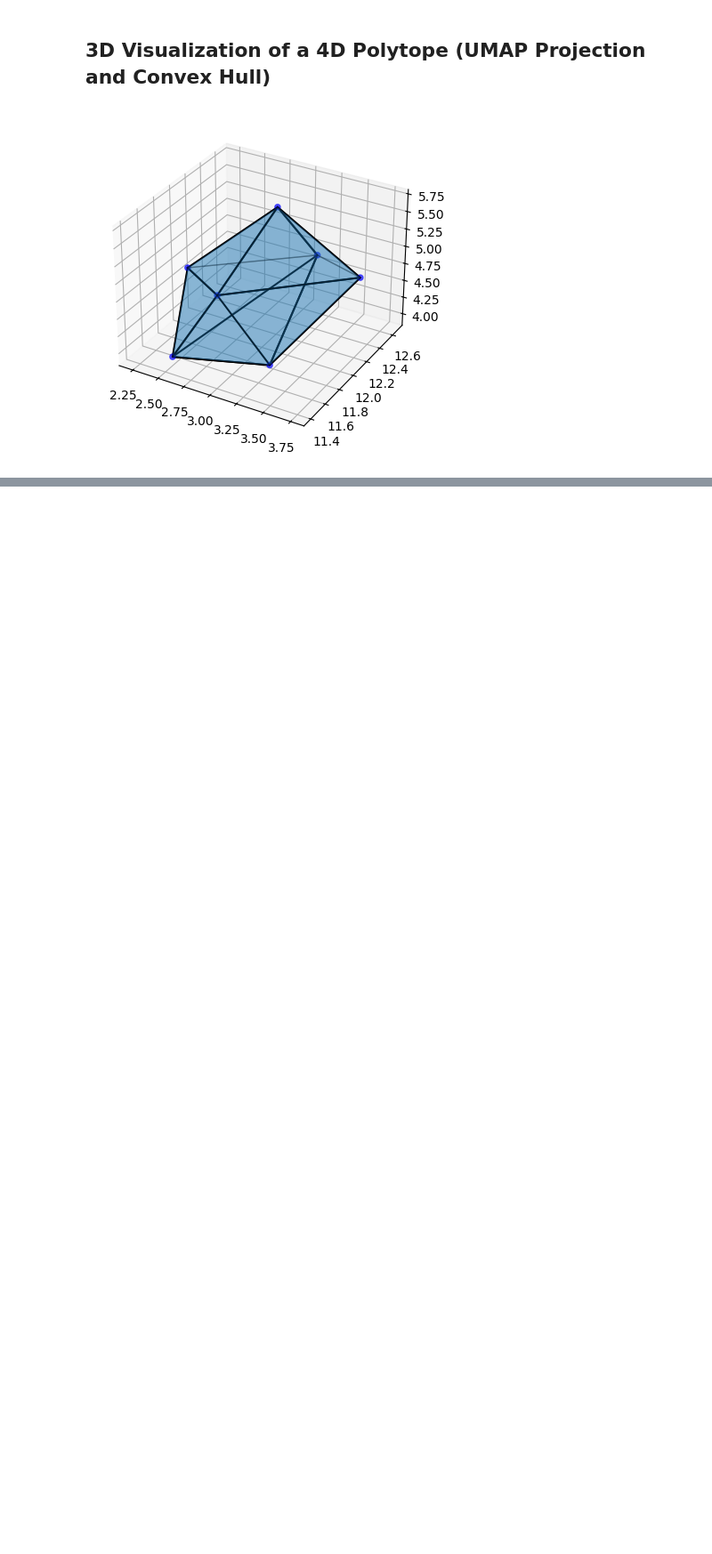
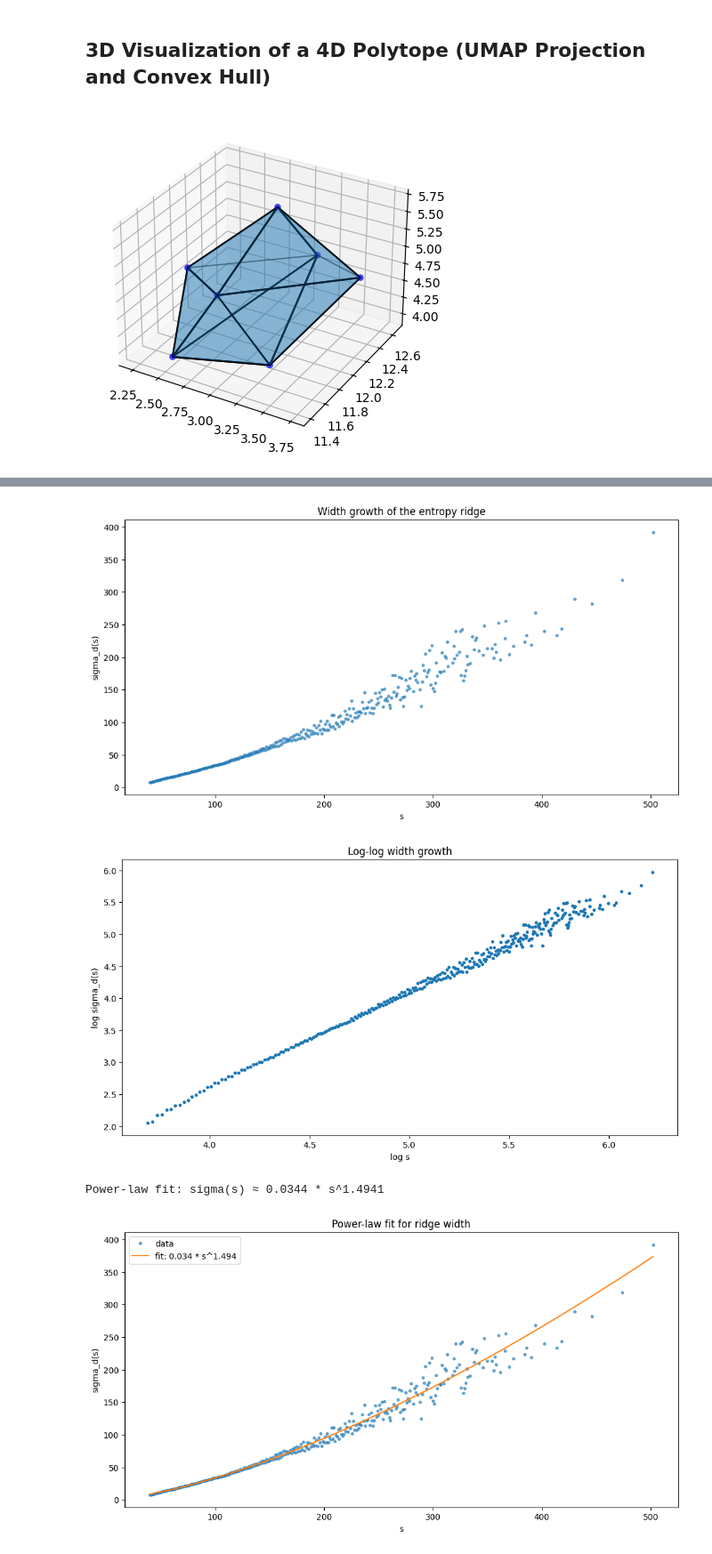
Before and after one commit to Sultanow/polytopes, a Jupyter notebook: python/notebooks/Polytopes-4D-CntPerVertnum.ipynb, the cells around one changed output, grey strips where cells are left out. Shown at 89% size. Saved outputs shown, nothing was run; the diff lists cells and outputs as text; code cells hidden in the pictures; blank space fills up the shorter version.

```diff
--- a/python/notebooks/Polytopes-4D-CntPerVertnum.ipynb
+++ b/python/notebooks/Polytopes-4D-CntPerVertnum.ipynb
@@ -389,0 +761,47 @@ plt.show()
+# %%
+import numpy as np
+import matplotlib.pyplot as plt
+
+# avoid tiny-s regime
+df_fit = df_width[df_width["s"] >= 40].copy()
+
+x = df_fit["s"].to_numpy(dtype=float)
+y = df_fit["d_std"].to_numpy(dtype=float)
+
+plt.figure(figsize=(12, 6))
+plt.plot(x, y, ".", alpha=0.6)
+plt.xlabel("s")
+plt.ylabel("sigma_d(s)")
+plt.title("Width growth of the entropy ridge")
+plt.show()
+
+# log-log
+plt.figure(figsize=(12, 6))
+plt.plot(np.log(x), np.log(y), ".")
+plt.xlabel("log s")
+plt.ylabel("log sigma_d(s)")
+plt.title("Log-log width growth")
+plt.show()
+
+# fit power law: sigma ~ a * s^alpha
+alpha, log_a = np.polyfit(np.log(x), np.log(y), 1)
+a = np.exp(log_a)
+
+print(f"Power-law fit: sigma(s) ≈ {a:.4f} * s^{alpha:.4f}")
+
+# compare fit visually
+y_fit = a * x**alpha
+
+plt.figure(figsize=(12, 6))
+plt.plot(x, y, ".", label="data", alpha=0.6)
+plt.plot(x, y_fit, label=f"fit: {a:.3f} * s^{alpha:.3f}")
+plt.xlabel("s")
+plt.ylabel("sigma_d(s)")
+plt.title("Power-law fit for ridge width")
+plt.legend()
+plt.show()
+# %% [output]
+[figure, added]
+[figure, added]
+Power-law fit: sigma(s) ≈ 0.0344 * s^1.4941
+[figure, added]
```
Also changed, not shown: parts of 10 cells of this notebook, 3 other files.
